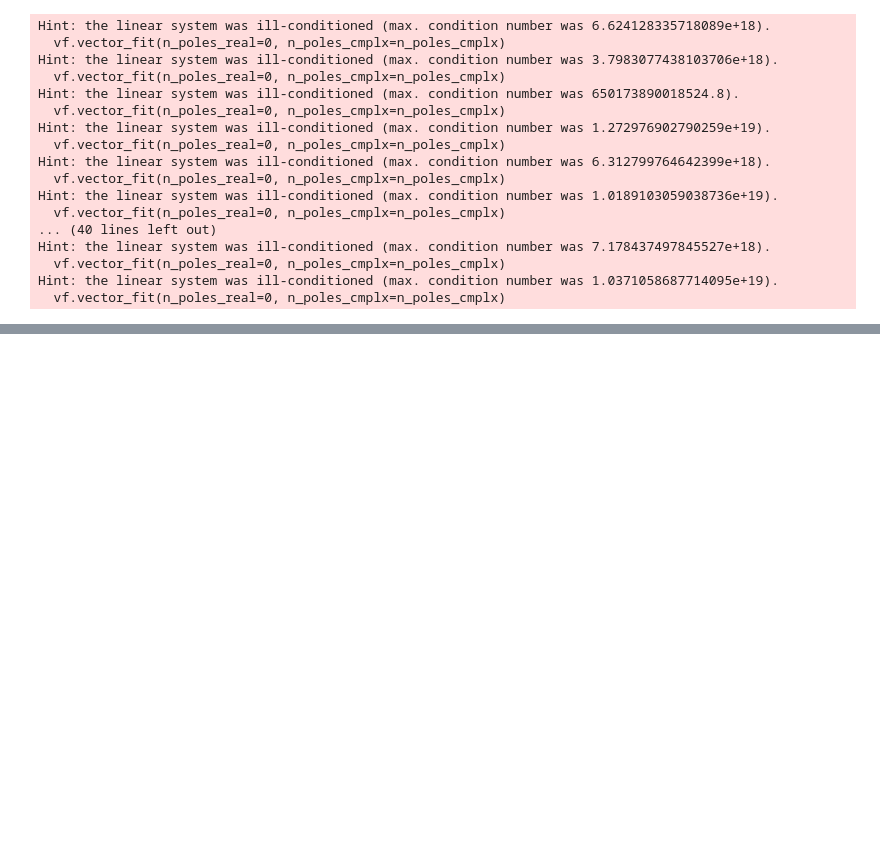
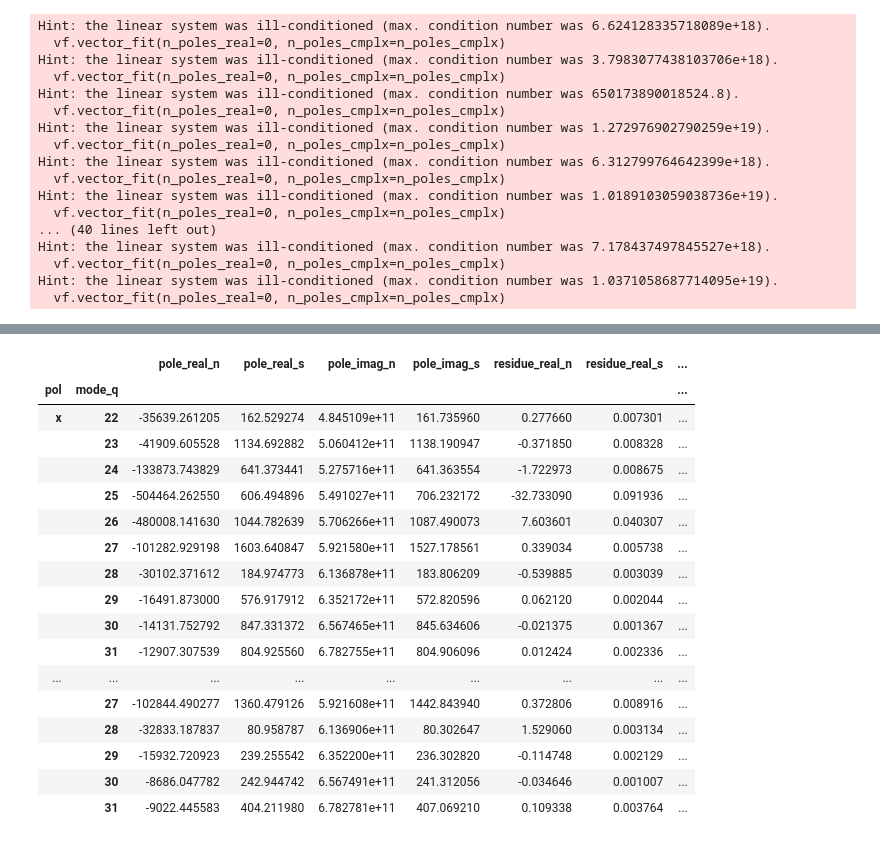
Before and after one commit to schleierlab/mmw-cavity-paper-analysis, a Jupyter notebook: intermediate-data/cassia-reanalysis.ipynb, the cells around one changed output, grey strips where cells are left out. Saved outputs shown, nothing was run; the diff lists cells and outputs as text; code cells hidden in the pictures; blank space fills up the shorter version.

```diff
--- a/intermediate-data/cassia-reanalysis.ipynb
+++ b/intermediate-data/cassia-reanalysis.ipynb
@@ -47,7 +35,7 @@ domitia_data_dir = mirror_test_dir / 'Domitia'
 egnatia_data_dir = mirror_test_dir / 'Egnatia'
 # %%
 def load_all_windows(directory, name: str):
-    dirpath = pathlib.Path(directory)
+    dirpath = Path(directory)
     return tuple(
         WideScanData.from_window(h5_path, name, sample_temps=True)
         for h5_path in sorted(list(dirpath.glob('*.h5')))
@@ -278,15 +244,52 @@ with open('cassia-mode-fit-arr.pickle', 'wb') as f:
 # %%
-with open('cassia-mode-fit-arr.pickle', 'rb') as f:
-    mode_fit_data_1k = pickle.load(f)
+# with open('cassia-mode-fit-arr.pickle', 'rb') as f:
+#     mode_fit_data_1k = pickle.load(f)
 # %%
 cassia_fsr = 3.42621675e+9
-# %%
-cassia_00_mode_params = dict()
-for pol, mode_records in zip([+1, -1], mode_fit_data_1k[0]):
-    for key, single_mode_records in mode_records.items():
-        q = int(1e+9 * key / cassia_fsr)
-        cassia_00_mode_params[(q, pol)] = FabryPerotModeParams(
-            [[0., .030, .110]],
-            [record for record, _, _ in single_mode_records],
-            cassia_fsr,
-        )
+# %%
+import pandas as pd
+
+cassia_00_mode_params_df = pd.DataFrame([
+    {
+        'mode_q': int(1e9 * freq_ghz / cassia_fsr),  # longitudinal index, NOT Q factor
+        'pol': pol,
+        'heater_power_mw': heater_power_mw,
+        'pole_real_n': record[0].n,
+        'pole_real_s': record[0].s,
+        'pole_imag_n': record[1].n,
+        'pole_imag_s': record[1].s,
+        'residue_real_n': record[2].n,
+        'residue_real_s': record[2].s,
+        'residue_imag_n': record[3].n,
+        'residue_imag_s': record[3].s,
+        't_plate': t_plate,
+        't_samp': t_samp,
+    }
+    for pol, mode_records in zip(['x', 'y'], mode_fit_data_1k[0])
+    for freq_ghz, records in mode_records.items()
+    for heater_power_mw, (record, t_plate, t_samp) in zip([0, 30, 110], records)
+])
+cassia_00_mode_params_df.set_index(['heater_power_mw', 'pol', 'mode_q'], inplace=True)
+cassia_00_mode_params_df.sort_index(inplace=True)
+cassia_00_mode_params_df_noheaterpower = cassia_00_mode_params_df.xs(0, level='heater_power_mw')
+# %%
+cassia_00_mode_params_df_noheaterpower
+# %% [output]
+|  |  | pole_real_n | pole_real_s | pole_imag_n | pole_imag_s | residue_real_n | residue_real_s | ... |
+| pol | mode_q |  |  |  |  |  |  | ... |
+| x | 22 | -35639.261205 | 162.529274 | 4.845109e+11 | 161.735960 | 0.277660 | 0.007301 | ... |
+|  | 23 | -41909.605528 | 1134.692882 | 5.060412e+11 | 1138.190947 | -0.371850 | 0.008328 | ... |
+|  | 24 | -133873.743829 | 641.373441 | 5.275716e+11 | 641.363554 | -1.722973 | 0.008675 | ... |
+|  | 25 | -504464.262550 | 606.494896 | 5.491027e+11 | 706.232172 | -32.733090 | 0.091936 | ... |
+|  | 26 | -480008.141630 | 1044.782639 | 5.706266e+11 | 1087.490073 | 7.603601 | 0.040307 | ... |
+|  | 27 | -101282.929198 | 1603.640847 | 5.921580e+11 | 1527.178561 | 0.339034 | 0.005738 | ... |
+|  | 28 | -30102.371612 | 184.974773 | 6.136878e+11 | 183.806209 | -0.539885 | 0.003039 | ... |
+|  | 29 | -16491.873000 | 576.917912 | 6.352172e+11 | 572.820596 | 0.062120 | 0.002044 | ... |
+|  | 30 | -14131.752792 | 847.331372 | 6.567465e+11 | 845.634606 | -0.021375 | 0.001367 | ... |
+|  | 31 | -12907.307539 | 804.925560 | 6.782755e+11 | 804.906096 | 0.012424 | 0.002336 | ... |
+| ... | ... | ... | ... | ... | ... | ... | ... | ... |
+|  | 27 | -102844.490277 | 1360.479126 | 5.921608e+11 | 1442.843940 | 0.372806 | 0.008916 | ... |
+|  | 28 | -32833.187837 | 80.958787 | 6.136906e+11 | 80.302647 | 1.529060 | 0.003134 | ... |
+|  | 29 | -15932.720923 | 239.255542 | 6.352200e+11 | 236.302820 | -0.114748 | 0.002129 | ... |
+|  | 30 | -8686.047782 | 242.944742 | 6.567491e+11 | 241.312056 | -0.034646 | 0.001007 | ... |
+|  | 31 | -9022.445583 | 404.211980 | 6.782781e+11 | 407.069210 | 0.109338 | 0.003764 | ... |
```
Also changed, not shown: parts of 20 cells of this notebook, 12 other files.
